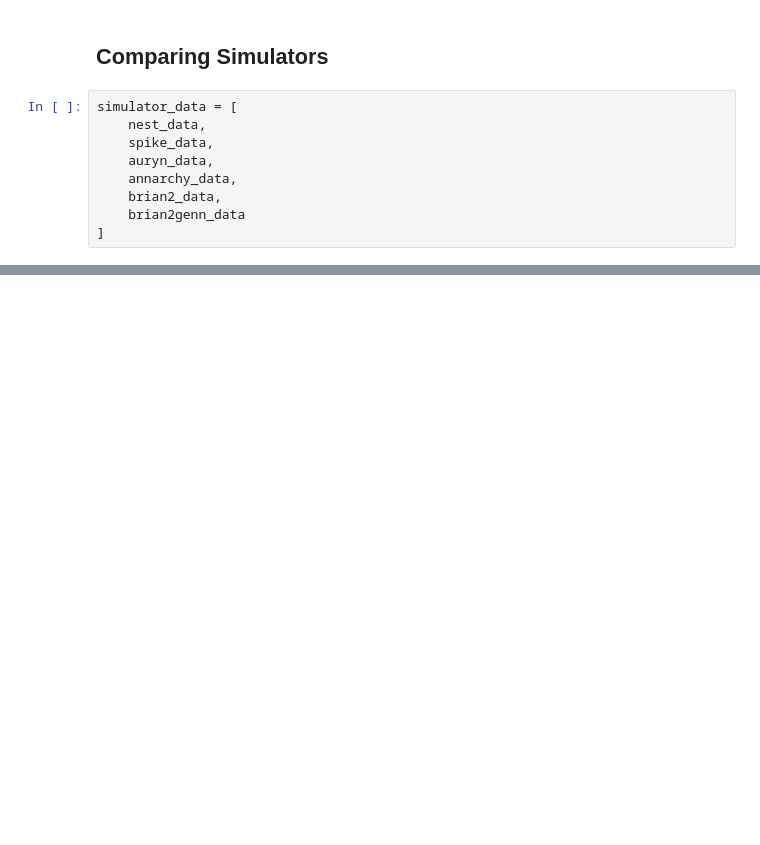
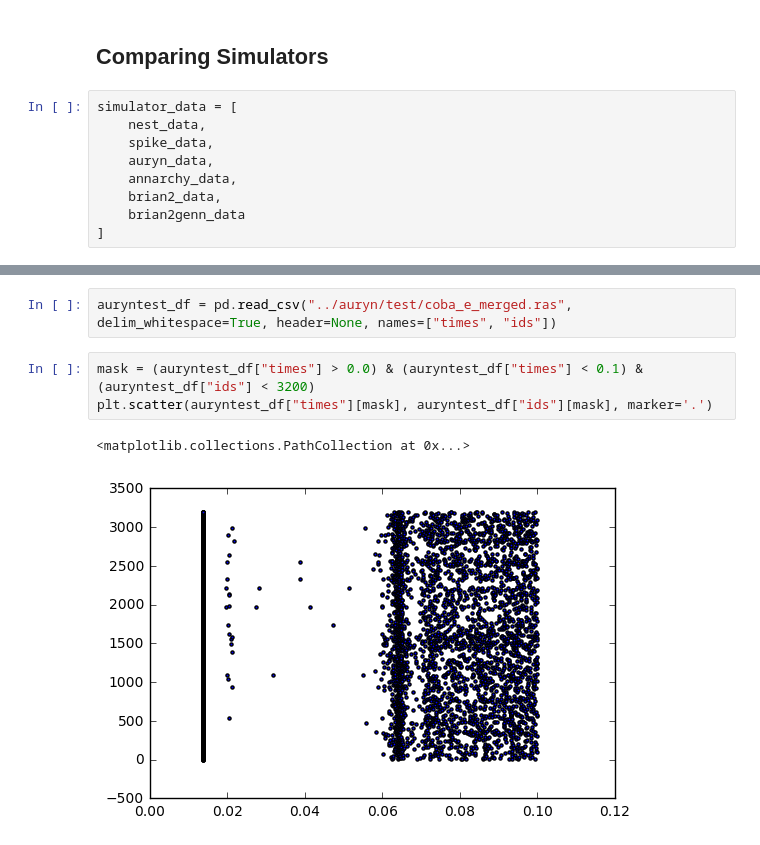
Before and after one commit to nasiryahm/SNNSimulatorComparison, a Jupyter notebook: Benchmarks/VogelsAbbott/_results/SimulatorComparisons.ipynb, the cells around one changed output, grey strips where cells are left out. Cells and saved outputs as stored; diff of their text form; blank space fills up the shorter version.

```diff
--- a/Benchmarks/VogelsAbbott/_results/SimulatorComparisons.ipynb
+++ b/Benchmarks/VogelsAbbott/_results/SimulatorComparisons.ipynb
@@ -267,0 +283,8 @@ plt.title("Comparison of average firing rates and firing rate standard deviation
+# %%
+auryntest_df = pd.read_csv("../auryn/test/coba_e_merged.ras", delim_whitespace=True, header=None, names=["times", "ids"])
+# %%
+mask = (auryntest_df["times"] > 0.0) & (auryntest_df["times"] < 0.1) & (auryntest_df["ids"] < 3200)
+plt.scatter(auryntest_df["times"][mask], auryntest_df["ids"][mask], marker='.')
+# %% [output]
+<matplotlib.collections.PathCollection at 0x...>
+[figure, added]
```
Also changed, not shown: parts of 20 cells of this notebook.
